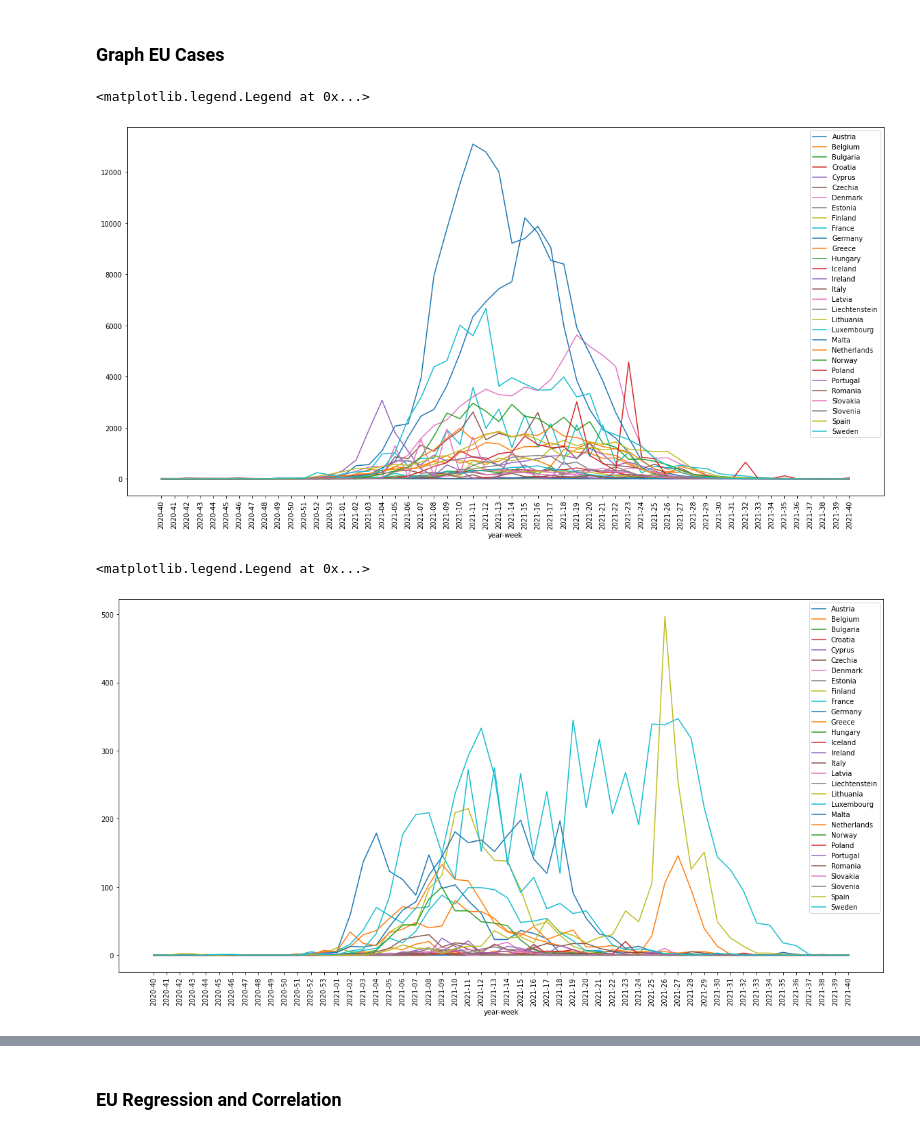
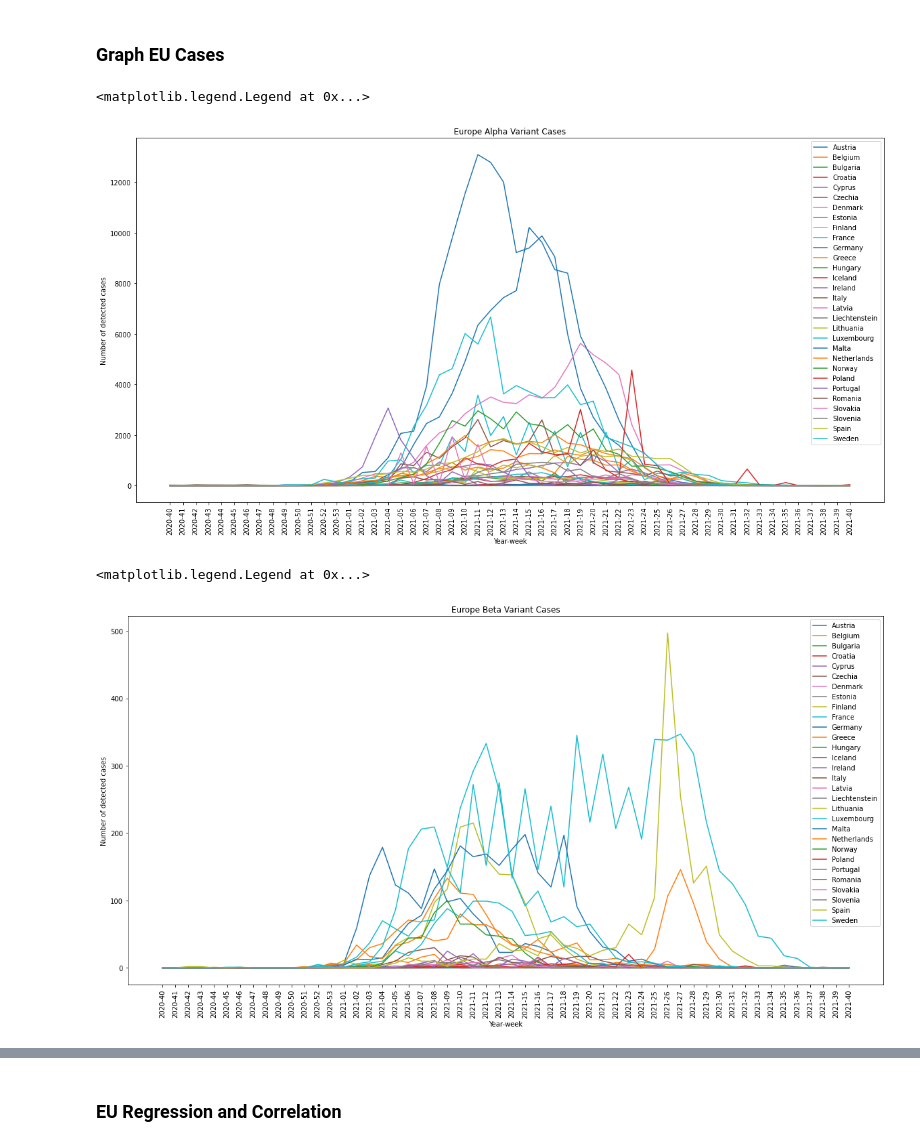
Before and after one commit to ssuntoso/stat1005-covid19-loc-time, a Jupyter notebook: Analysis_code.ipynb, the cells around one changed output, grey strips where cells are left out. Drawn from its saved outputs; the diff is of its cells as text; code cells hidden in the pictures.

```diff
--- a/Analysis_code.ipynb
+++ b/Analysis_code.ipynb
@@ -100,23 +100,27 @@ country_eu.reset_index(drop=True, inplace=True)
 # %%
 plt.figure(figsize=(20, 10))
 plt.xticks(rotation=90)
-plt.xlabel("year-week")
+plt.xlabel("Year-week")
+plt.ylabel("Number of detected cases")
+plt.title("Europe Alpha Variant Cases")
 for i in country_eu['country']:
     plot_graph(data_clean(eu_data_alpha, i), i)
 plt.legend()
 # %% [output]
 <matplotlib.legend.Legend at 0x...>
-[figure, old version]
+[figure, new version]
 # %%
 plt.figure(figsize=(20, 10))
 plt.xticks(rotation=90)
-plt.xlabel("year-week")
+plt.xlabel("Year-week")
+plt.ylabel("Number of detected cases")
+plt.title("Europe Beta Variant Cases")
 for i in country_eu['country']:
     plot_graph(data_clean(eu_data_beta, i), i)
 plt.legend()
 # %% [output]
 <matplotlib.legend.Legend at 0x...>
-[figure, old version]
+[figure, new version]
 # %%
 plt.figure(figsize=(20, 10))
 plt.xticks(rotation=90)
```
Also changed, not shown: parts of 21 cells of this notebook, 2 other files.
